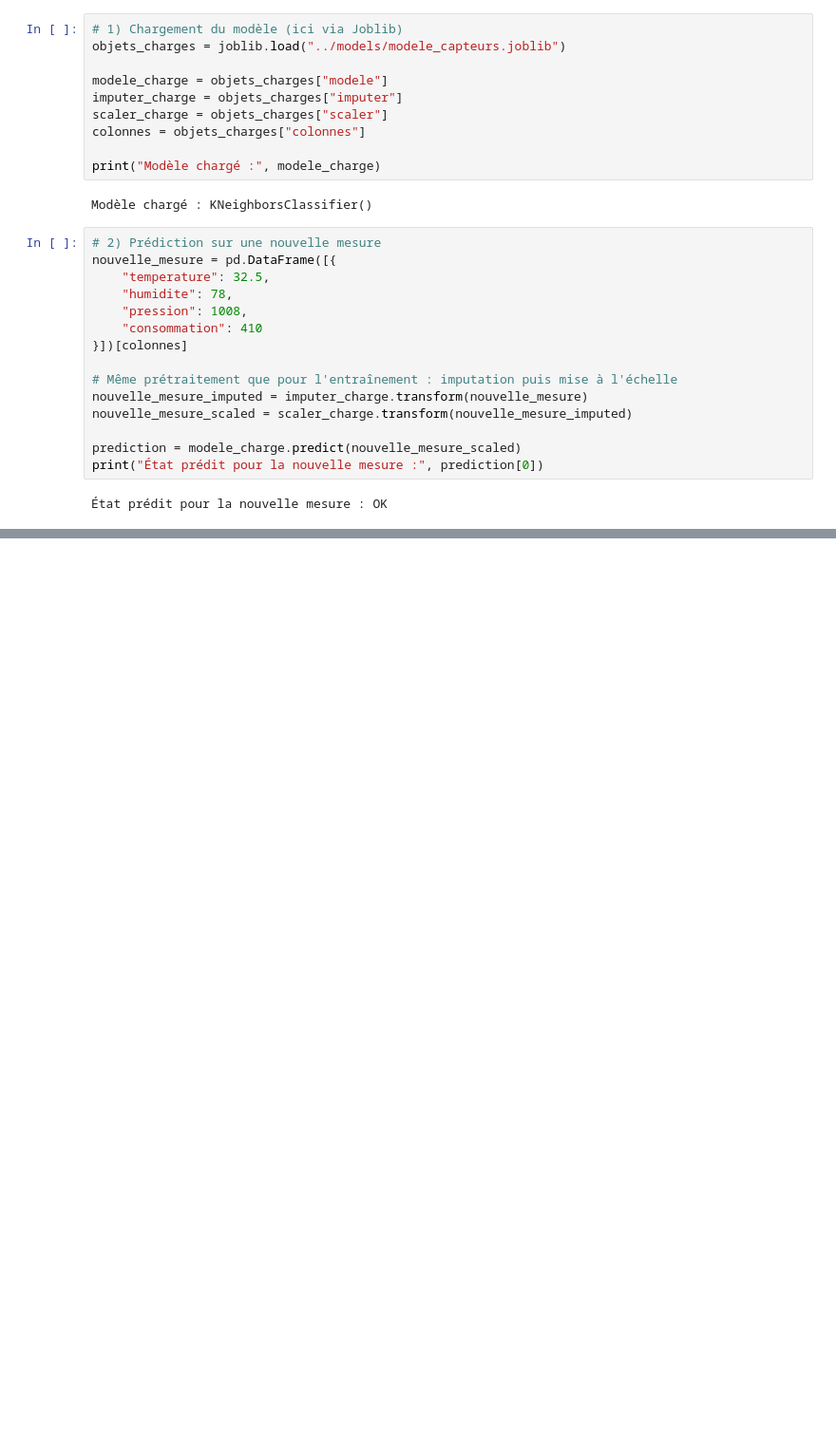
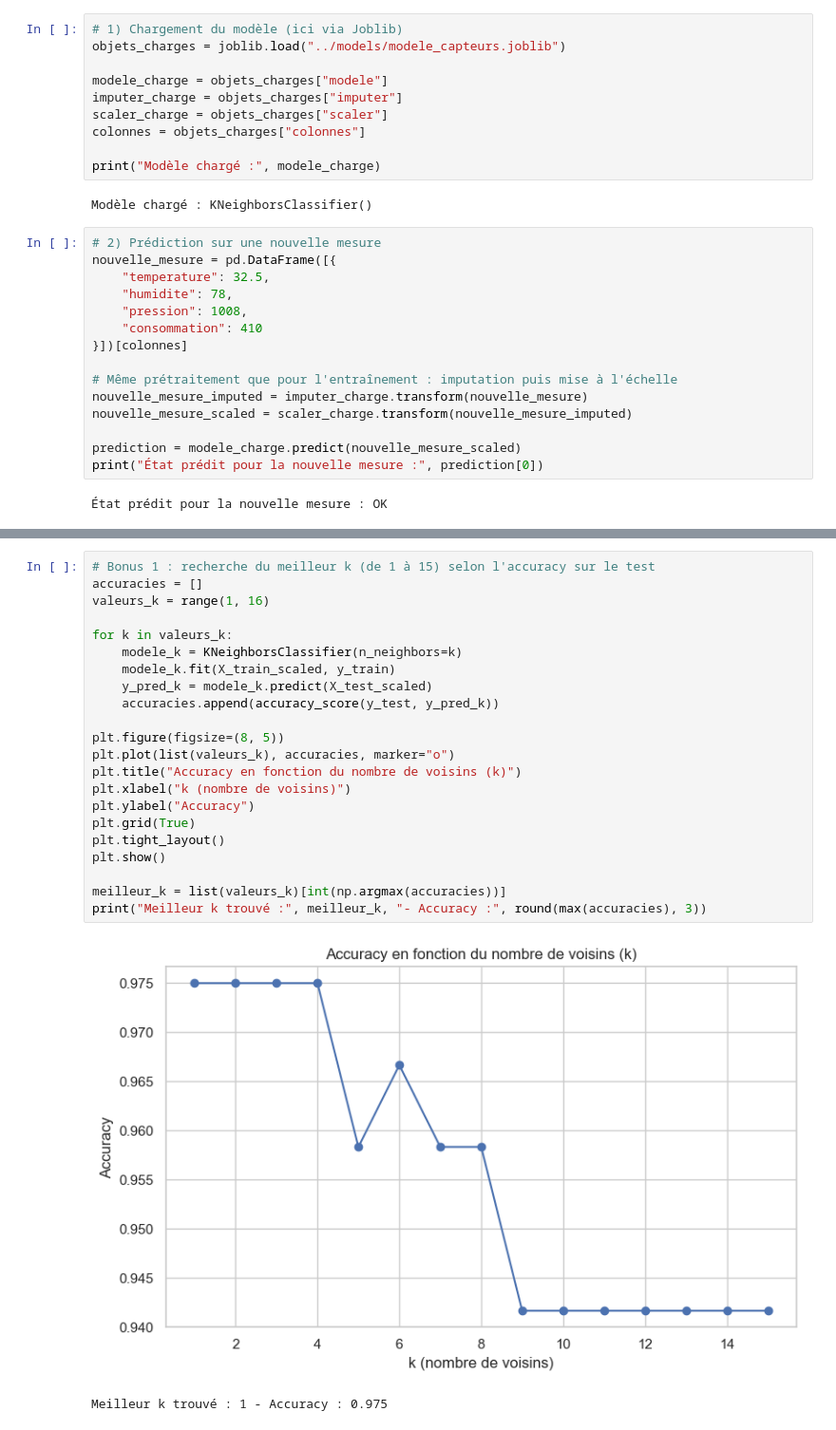
Before and after one commit to harounambaye/SmartSensor_SKL_ML, a Jupyter notebook: notebooks/SmartSensor_SKL_ML.ipynb, the cells around one changed output, grey strips where cells are left out. Shown at 95% size. Drawn from its saved outputs; the diff is of its cells as text; blank space fills up the shorter version.

Commit message:
Partie 10 : Bonus

```diff
--- a/notebooks/SmartSensor_SKL_ML.ipynb
+++ b/notebooks/SmartSensor_SKL_ML.ipynb
@@ -400,0 +405,25 @@ print("État prédit pour la nouvelle mesure :", prediction[0])
+# %%
+# Bonus 1 : recherche du meilleur k (de 1 à 15) selon l'accuracy sur le test
+accuracies = []
+valeurs_k = range(1, 16)
+
+for k in valeurs_k:
+    modele_k = KNeighborsClassifier(n_neighbors=k)
+    modele_k.fit(X_train_scaled, y_train)
+    y_pred_k = modele_k.predict(X_test_scaled)
+    accuracies.append(accuracy_score(y_test, y_pred_k))
+
+plt.figure(figsize=(8, 5))
+plt.plot(list(valeurs_k), accuracies, marker="o")
+plt.title("Accuracy en fonction du nombre de voisins (k)")
+plt.xlabel("k (nombre de voisins)")
+plt.ylabel("Accuracy")
+plt.grid(True)
+plt.tight_layout()
+plt.show()
+
+meilleur_k = list(valeurs_k)[int(np.argmax(accuracies))]
+print("Meilleur k trouvé :", meilleur_k, "- Accuracy :", round(max(accuracies), 3))
+# %% [output]
+[figure, added]
+Meilleur k trouvé : 1 - Accuracy : 0.975
```
Also changed, not shown: parts of 2 cells of this notebook.
